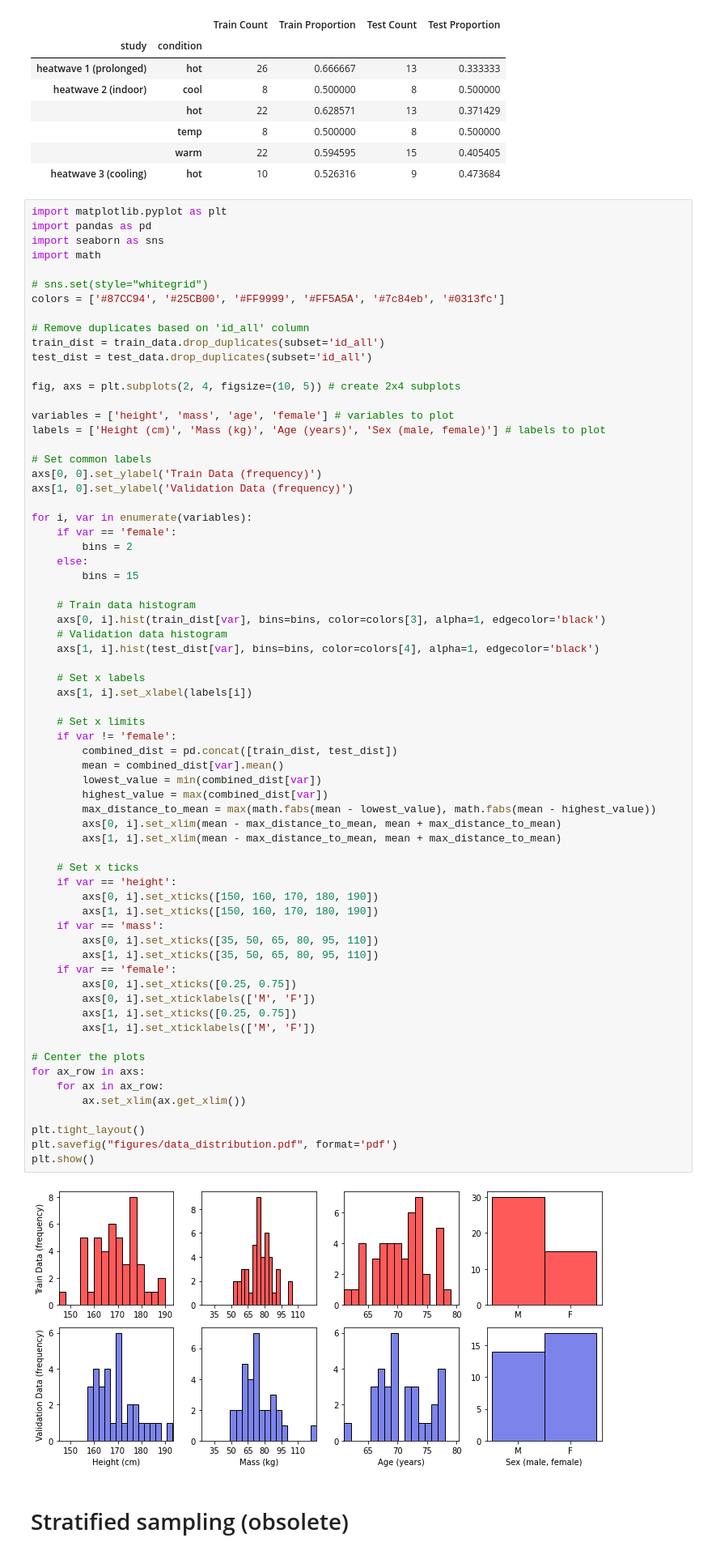
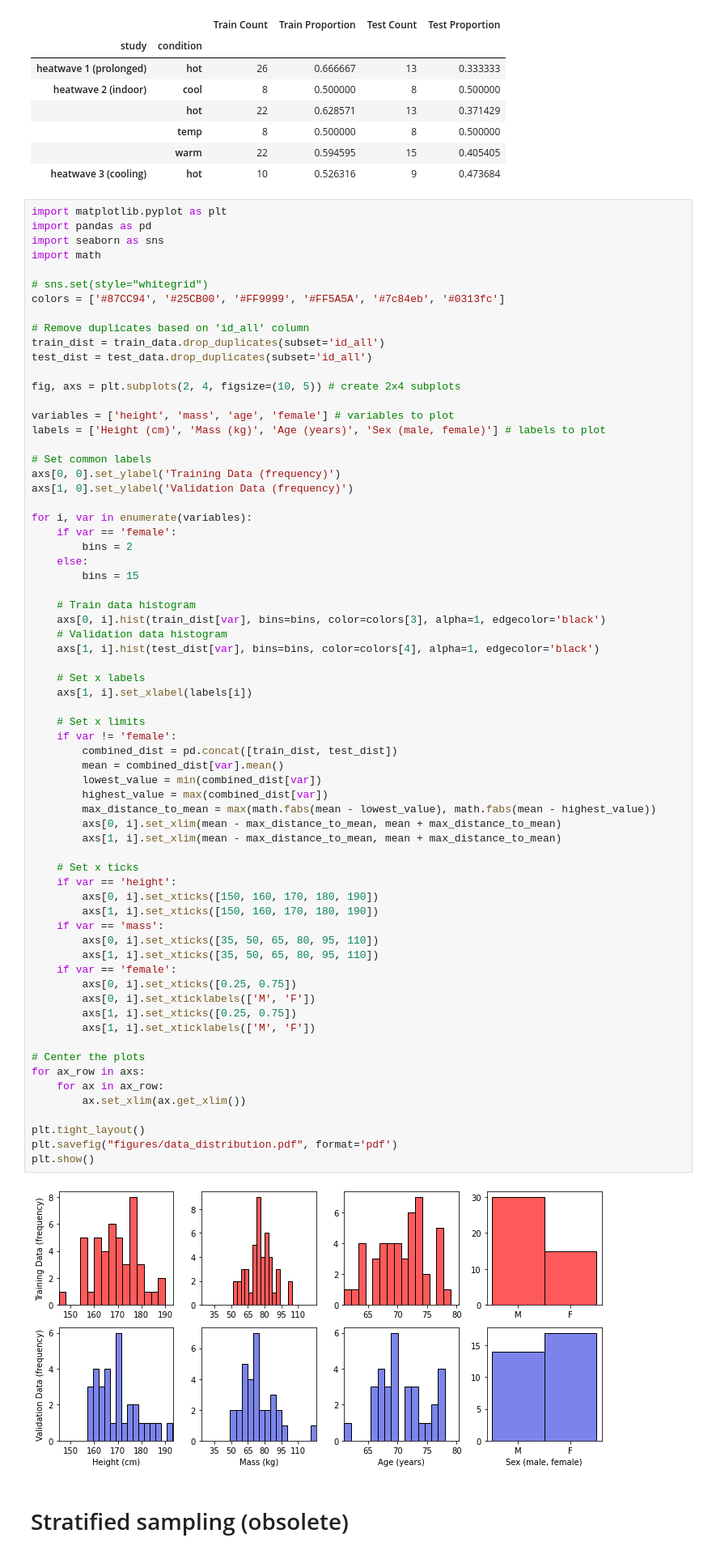
Before and after one commit to climate-ethos/core-temperature-modelling, a Jupyter notebook: results-sampling.ipynb, the cells around one changed output. Shown: that part at 81% size. Cells and saved outputs as stored; diff of their text form.

Commit message:
feat: Update figure label

```diff
--- a/results-sampling.ipynb
+++ b/results-sampling.ipynb
@@ -106,7 +106,7 @@ variables = ['height', 'mass', 'age', 'female'] # variables to plot
 labels = ['Height (cm)', 'Mass (kg)', 'Age (years)', 'Sex (male, female)'] # labels to plot
 
 # Set common labels
-axs[0, 0].set_ylabel('Train Data (frequency)')
+axs[0, 0].set_ylabel('Training Data (frequency)')
 axs[1, 0].set_ylabel('Validation Data (frequency)')
 
 for i, var in enumerate(variables):
@@ -128,34 +128,34 @@ for i, var in enumerate(variables):
         combined_dist = pd.concat([train_dist, test_dist])
         mean = combined_dist[var].mean()
         lowest_value = min(combined_dist[var])
         highest_value = max(combined_dist[var])
         max_distance_to_mean = max(math.fabs(mean - lowest_value), math.fabs(mean - highest_value))
         axs[0, i].set_xlim(mean - max_distance_to_mean, mean + max_distance_to_mean)
         axs[1, i].set_xlim(mean - max_distance_to_mean, mean + max_distance_to_mean)
 
     # Set x ticks
     if var == 'height':
         axs[0, i].set_xticks([150, 160, 170, 180, 190])
         axs[1, i].set_xticks([150, 160, 170, 180, 190])
     if var == 'mass':
         axs[0, i].set_xticks([35, 50, 65, 80, 95, 110])
         axs[1, i].set_xticks([35, 50, 65, 80, 95, 110])
     if var == 'female':
         axs[0, i].set_xticks([0.25, 0.75])
         axs[0, i].set_xticklabels(['M', 'F'])
         axs[1, i].set_xticks([0.25, 0.75])
         axs[1, i].set_xticklabels(['M', 'F'])
 
 # Center the plots
 for ax_row in axs:
     for ax in ax_row:
         ax.set_xlim(ax.get_xlim())
 
 plt.tight_layout()
 plt.savefig("figures/data_distribution.pdf", format='pdf')
 plt.show()
 # %% [output]
-[figure, old version]
+[figure, new version]
 # %% [markdown]
 # Stratified sampling (obsolete)
 # %%
```
